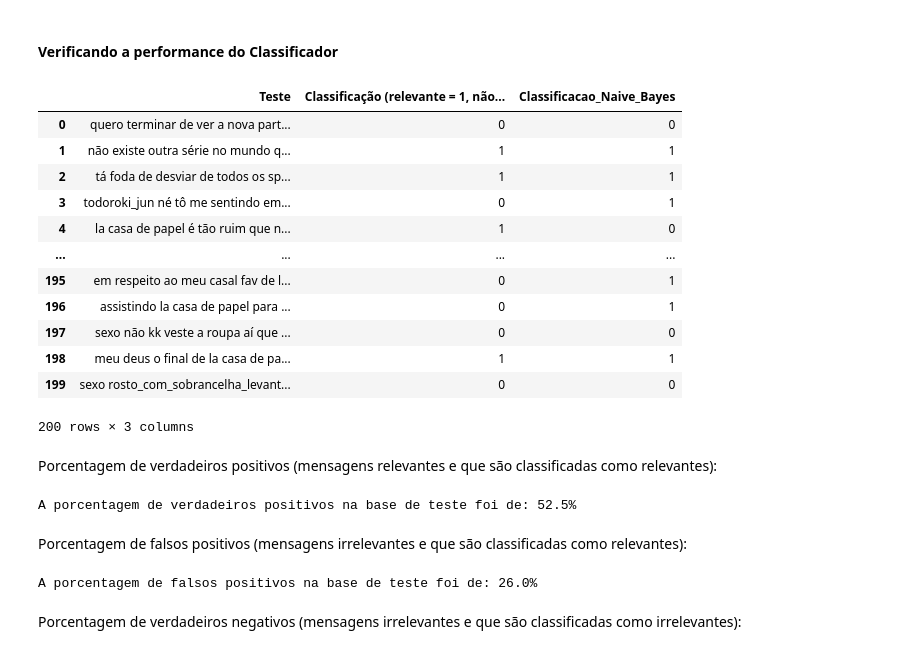
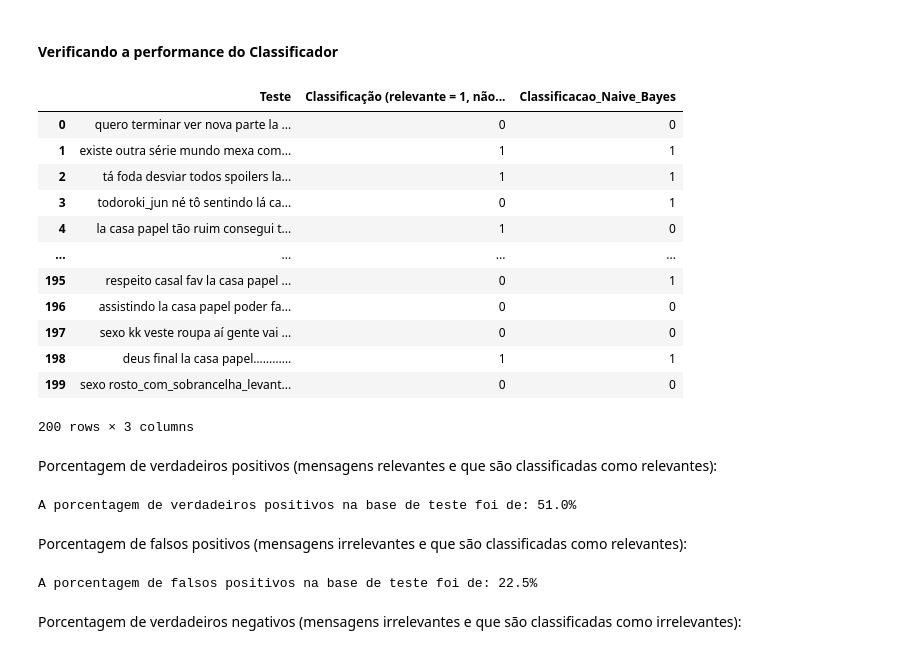
Before and after one commit to ArthurCisotto/P1_CDados, a Jupyter notebook: Projeto1_Layout_Classificador.ipynb, the cells around one changed output. Saved outputs shown, nothing was run; the diff lists cells and outputs as text; code cells hidden in the pictures.

Commit message:
aplicado limpeza de stopwords

```diff
--- a/Projeto1_Layout_Classificador.ipynb
+++ b/Projeto1_Layout_Classificador.ipynb
@@ -64,0 +70,9 @@ def limpa_emoji(tweet):
+# %%
+##Função que remove palavras comuns que não afetam a qualidade da informação contida, como preposições, pronomes, artigos e verbos de estado.
+def remove_stopwords(lista_palavras):
+    stopwords = nltk.corpus.stopwords.words('portuguese')
+    frase = []
+    for palavra in lista_palavras:
+        if palavra not in stopwords:
+            frase.append(palavra)
+    return frase
@@ -65,8 +85,11 @@ def limpa_emoji(tweet):
 # %%
-def limpeza_e_emoji(tweet):                 #compilado das duas funções em uma só para mais fácil aplicação
-    texto_filtrado = cleanup(tweet)
-    sem_emoji = limpa_emoji(texto_filtrado)
-    return sem_emoji
+def limpeza_total(tweet):                 #compilado das funções de limpeza em uma só para mais fácil aplicação
+    texto_sem_pontuacoes = cleanup(tweet)
+    sem_emoji = limpa_emoji(texto_sem_pontuacoes)
+    lista_tweet = sem_emoji.split()
+    lista_tweet_sem_stopwords = remove_stopwords(lista_tweet)
+    tweet_limpo = ' '.join(lista_tweet_sem_stopwords)
+    return tweet_limpo
 # %% [markdown]
 ___
 #### CARREGANDO A BASE DE DADOS COM OS TWEETS CLASSIFICADOS COMO ***RELEVANTES*** E ***IRRELEVANTES*** MANUALMENTE:
@@ -80,7 +103,7 @@ Separação do documento em dois DataFrames diferentes: **Treinamento** e **Test
 - **Teste**: composto por 200 tweets classificados manualmente, será usado para *testar* o programa classificador e comparar o resultado com a classificação feita à mão anteriormente.
 # %%
 train = pd.read_excel(filename)
-train['Treinamento'] = train['Treinamento'].apply(limpeza_e_emoji) #aplicando a função de limpeza
+train['Treinamento'] = train['Treinamento'].apply(limpeza_total) #aplicando a função de limpeza
 train.head(5)
 # %% [output]
 |  | Treinamento | Classificação (relevante = 1, não... |
@@ -93,6 +116,7 @@ train.head(5)
 **OBS**: a função de limpeza já foi aplicada no DataFrame de treinamento.
 # %%
 test = pd.read_excel(filename, sheet_name = 'Teste')
+test['Teste'] = test['Teste'].apply(limpeza_total)
 test.head(5)
 # %% [output]
 |  | Teste | Classificação (relevante = 1, não... |
@@ -299,21 +323,20 @@ ___
 # %% [markdown]
 #### Verificando a performance do Classificador
 # %%
-test['Teste'] = test['Teste'].apply(limpeza_e_emoji)
 test['Classificacao_Naive_Bayes'] = test['Teste'].apply(Classificacao)
 test
 # %% [output]
 |  | Teste | Classificação (relevante = 1, não... | Classificacao_Naive_Bayes |
-| 0 | quero terminar de ver a nova part... | 0 | 0 |
-| 1 | não existe outra série no mundo q... | 1 | 1 |
-| 2 | tá foda de desviar de todos os sp... | 1 | 1 |
-| 3 | todoroki_jun né tô me sentindo em... | 0 | 1 |
-| 4 | la casa de papel é tão ruim que n... | 1 | 0 |
+| 0 | quero terminar ver nova parte la ... | 0 | 0 |
+| 1 | existe outra série mundo mexa com... | 1 | 1 |
+| 2 | tá foda desviar todos spoilers la... | 1 | 1 |
+| 3 | todoroki_jun né tô sentindo lá ca... | 0 | 1 |
+| 4 | la casa papel tão ruim consegui t... | 1 | 0 |
 | ... | ... | ... | ... |
-| 195 | em respeito ao meu casal fav de l... | 0 | 1 |
-| 196 | assistindo la casa de papel para ... | 0 | 1 |
-| 197 | sexo não kk veste a roupa aí que ... | 0 | 0 |
-| 198 | meu deus o final de la casa de pa... | 1 | 1 |
+| 195 | respeito casal fav la casa papel ... | 0 | 1 |
+| 196 | assistindo la casa papel poder fa... | 0 | 0 |
+| 197 | sexo kk veste roupa aí gente vai ... | 0 | 0 |
+| 198 | deus final la casa papel………… | 1 | 1 |
 | 199 | sexo rosto_com_sobrancelha_levant... | 0 | 0 |
 200 rows × 3 columns
 # %% [markdown]
@@ -322,14 +345,14 @@ Porcentagem de verdadeiros positivos (mensagens relevantes e que são classifica
 verdadeiros_positivos=test.loc[(test['Classificacao_Naive_Bayes']==1)&(test['Classificação (relevante = 1, não relevante = 0)']==1),:].shape[0]
 print(f'A porcentagem de verdadeiros positivos na base de teste foi de: {(verdadeiros_positivos/test.shape[0])*100}%')
 # %% [output]
-A porcentagem de verdadeiros positivos na base de teste foi de: 52.5%
+A porcentagem de verdadeiros positivos na base de teste foi de: 51.0%
 # %% [markdown]
 Porcentagem de falsos positivos (mensagens irrelevantes e que são classificadas como relevantes):
 # %%
 falsos_positivos=test.loc[(test['Classificacao_Naive_Bayes']==1)&(test['Classificação (relevante = 1, não relevante = 0)']==0),:].shape[0]
 print(f'A porcentagem de falsos positivos na base de teste foi de: {(falsos_positivos/test.shape[0])*100}%')
 # %% [output]
-A porcentagem de falsos positivos na base de teste foi de: 26.0%
+A porcentagem de falsos positivos na base de teste foi de: 22.5%
 # %% [markdown]
 Porcentagem de verdadeiros negativos (mensagens irrelevantes e que são classificadas como irrelevantes):
 # %%
```
Also changed, not shown: parts of 10 cells of this notebook.
